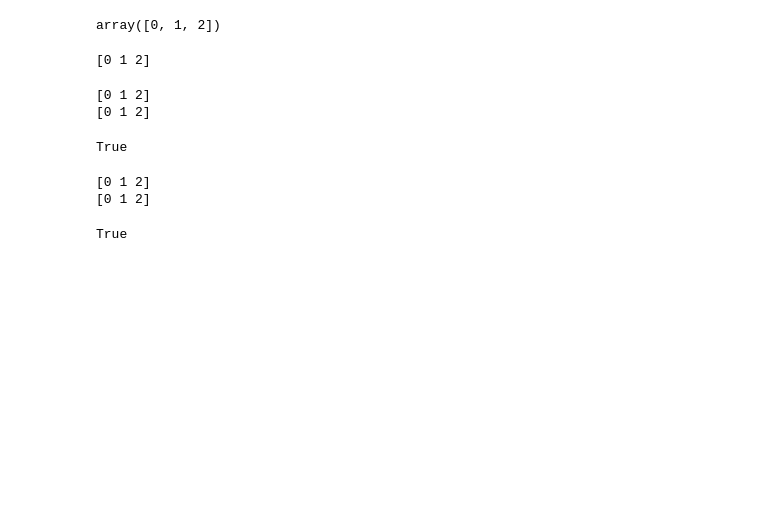
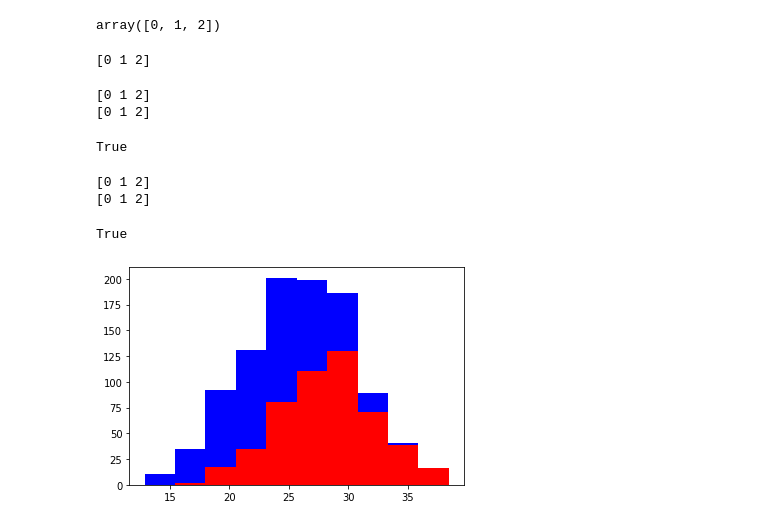
Before and after one commit to Ravkeerat02/comp3122_labs, a Jupyter notebook: 101344680_comp3122_ex08.ipynb, the cells around one changed output. Drawn from its saved outputs; the diff is of its cells as text; code cells hidden in the pictures; blank space fills up the shorter version.

```diff
--- a/101344680_comp3122_ex08.ipynb
+++ b/101344680_comp3122_ex08.ipynb
@@ -225,3 +225,17 @@ graph.write_pdf("king.pdf")
 [0 1 2]
 [0 1 2]
 True
+# %%
+import numpy as np
+import matplotlib.pyplot as plt
+
+greyhounds = 500
+labs = 500
+
+grey_height = 28 + 4 * np.random.randn(greyhounds)
+labs_height = 24 + 4 * np.random.randn(labs)
+
+plt.hist([grey_height, labs_height], stacked=True, color=['r','b'])
+plt.show()
+# %% [output]
+[figure, added]
```
